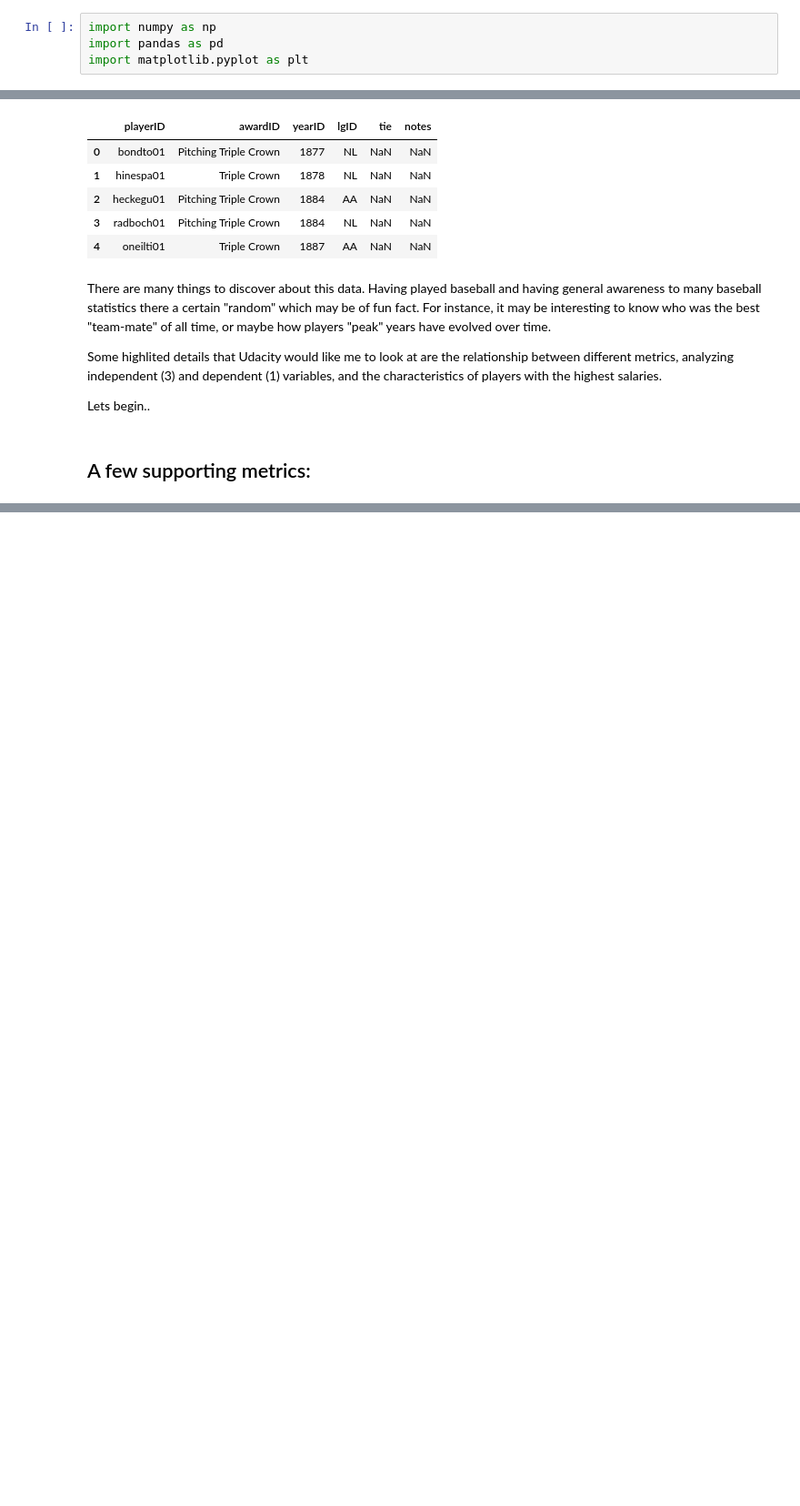
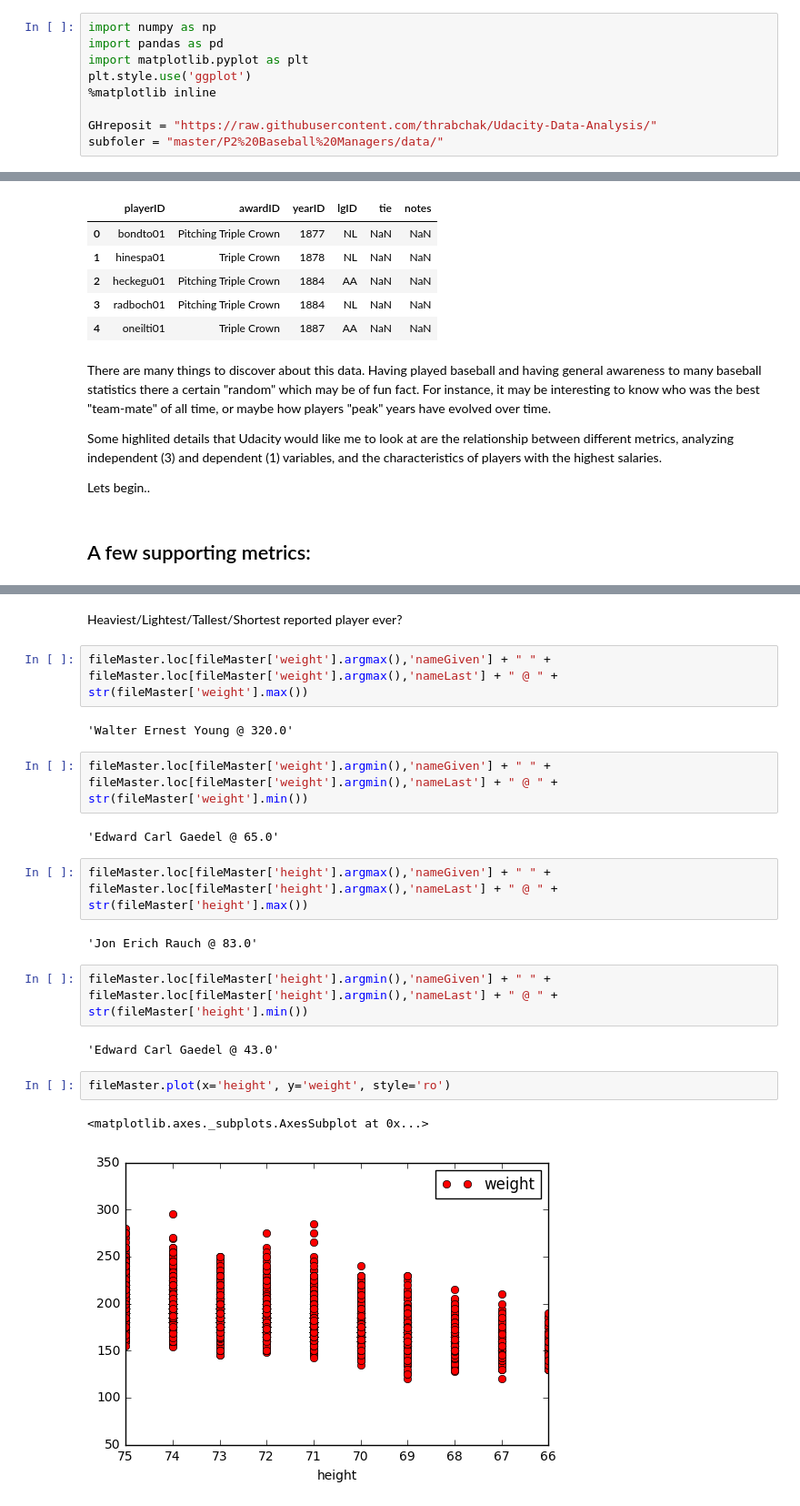
Before and after one commit to garrettbusch15/P2-Baseball-Analysis-Project, a Jupyter notebook: P2 Project Baseball.ipynb, the cells around one changed output, grey strips where cells are left out. Shown at 91% size. Cells and saved outputs as stored; diff of their text form; blank space fills up the shorter version.

```diff
--- a/P2 Project Baseball.ipynb
+++ b/P2 Project Baseball.ipynb
@@ -2,6 +12,11 @@
 import numpy as np
 import pandas as pd
 import matplotlib.pyplot as plt
+plt.style.use('ggplot')
+%matplotlib inline
+
+GHreposit = "https://raw.githubusercontent.com/thrabchak/Udacity-Data-Analysis/"
+subfoler = "master/P2%20Baseball%20Managers/data/"
 # %%
 # Shift-Tab to see paramters/help for function
 fileMaster = pd.read_csv('Master.csv')
@@ -118,0 +240,23 @@ Lets begin..
+# %% [markdown]
+Heaviest/Lightest/Tallest/Shortest reported player ever?
+# %%
+fileMaster.loc[fileMaster['weight'].argmax(),'nameGiven'] + " " + fileMaster.loc[fileMaster['weight'].argmax(),'nameLast'] + " @ " + str(fileMaster['weight'].max())
+# %% [output]
+'Walter Ernest Young @ 320.0'
+# %%
+fileMaster.loc[fileMaster['weight'].argmin(),'nameGiven'] + " " + fileMaster.loc[fileMaster['weight'].argmin(),'nameLast'] + " @ " + str(fileMaster['weight'].min())
+# %% [output]
+'Edward Carl Gaedel @ 65.0'
+# %%
+fileMaster.loc[fileMaster['height'].argmax(),'nameGiven'] + " " + fileMaster.loc[fileMaster['height'].argmax(),'nameLast'] + " @ " + str(fileMaster['height'].max())
+# %% [output]
+'Jon Erich Rauch @ 83.0'
+# %%
+fileMaster.loc[fileMaster['height'].argmin(),'nameGiven'] + " " + fileMaster.loc[fileMaster['height'].argmin(),'nameLast'] + " @ " + str(fileMaster['height'].min())
+# %% [output]
+'Edward Carl Gaedel @ 43.0'
+# %%
+fileMaster.plot(x='height', y='weight', style='ro')
+# %% [output]
+<matplotlib.axes._subplots.AxesSubplot at 0x...>
+[figure, added]
```
Also changed, not shown: parts of 23 cells of this notebook.
